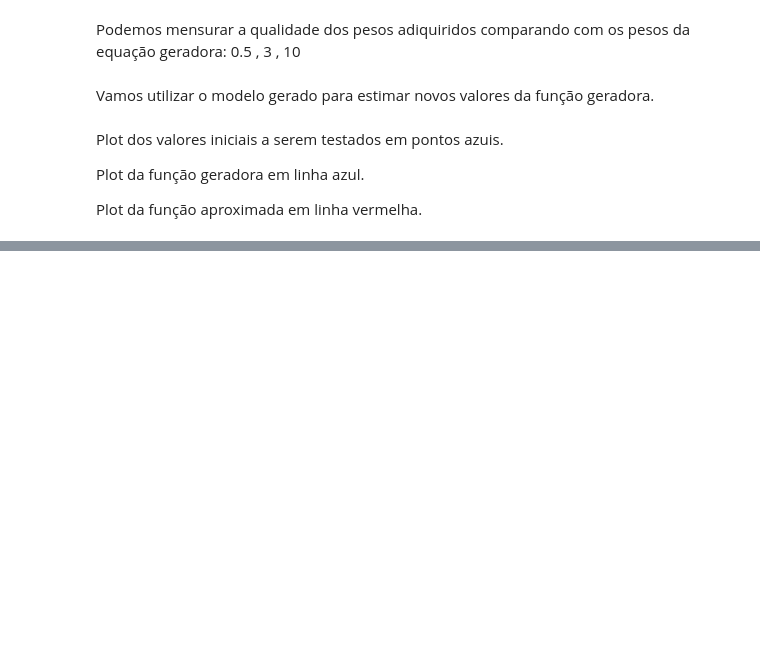
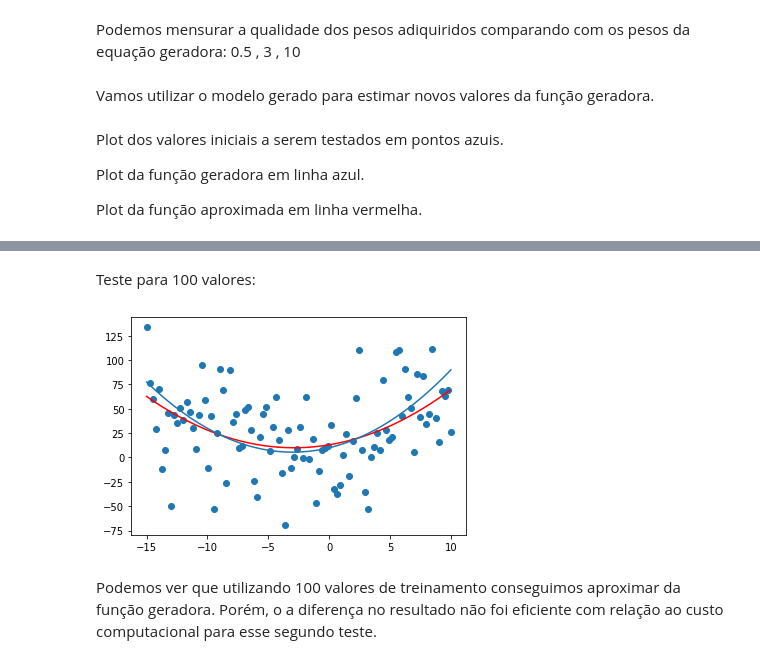
Before and after one commit to jueta/Artificial-Neural-Networks, a Jupyter notebook: 课二/exercicio2.ipynb, the cells around one changed output, grey strips where cells are left out. Saved outputs shown, nothing was run; the diff lists cells and outputs as text; code cells hidden in the pictures; blank space fills up the shorter version.

```diff
--- a/课二/exercicio2.ipynb
+++ b/课二/exercicio2.ipynb
@@ -75,0 +109,24 @@ plt.show()
+# %% [markdown]
+Teste para 100 valores:
+# %%
+
+X = np.linspace(-15,10,100)
+Y = fgx(X) + 10 * np.random.normal(mu, sigma, len(X)) # Y<-fgx(X) + 10*rnorm(length(X))
+H = pd.DataFrame({'x2': X**2, 'x': X, '1': 1}) # > H<-cbind(X^2,X,1)
+w = np.dot(pd.DataFrame(np.linalg.pinv(H.values), H.columns, H.index), Y) # w<-pseudoinverse(H) %*% Y
+
+xgrid = np.arange(-15,10,0.1)
+ygrid = fgx(xgrid)
+
+Hgrid = pd.DataFrame({'x2': xgrid**2, 'x': xgrid, '1': 1})
+
+yhatgrid = np.dot(Hgrid, w) # > yhatgrid<-Hgrid %*% w
+
+plt.scatter(X,Y) # dados gerados
+plt.plot(xgrid, yhatgrid, 'r') # função aproximada
+plt.plot(X,fgx(X)) #função geradora
+plt.show()
+# %% [output]
+[figure, added]
+# %% [markdown]
+Podemos ver que utilizando 100 valores de treinamento conseguimos aproximar da função geradora. Porém, o a diferença no resultado não foi eficiente com relação ao custo computacional para esse segundo teste.
```
Also changed, not shown: parts of 6 cells of this notebook, 3 other files.
